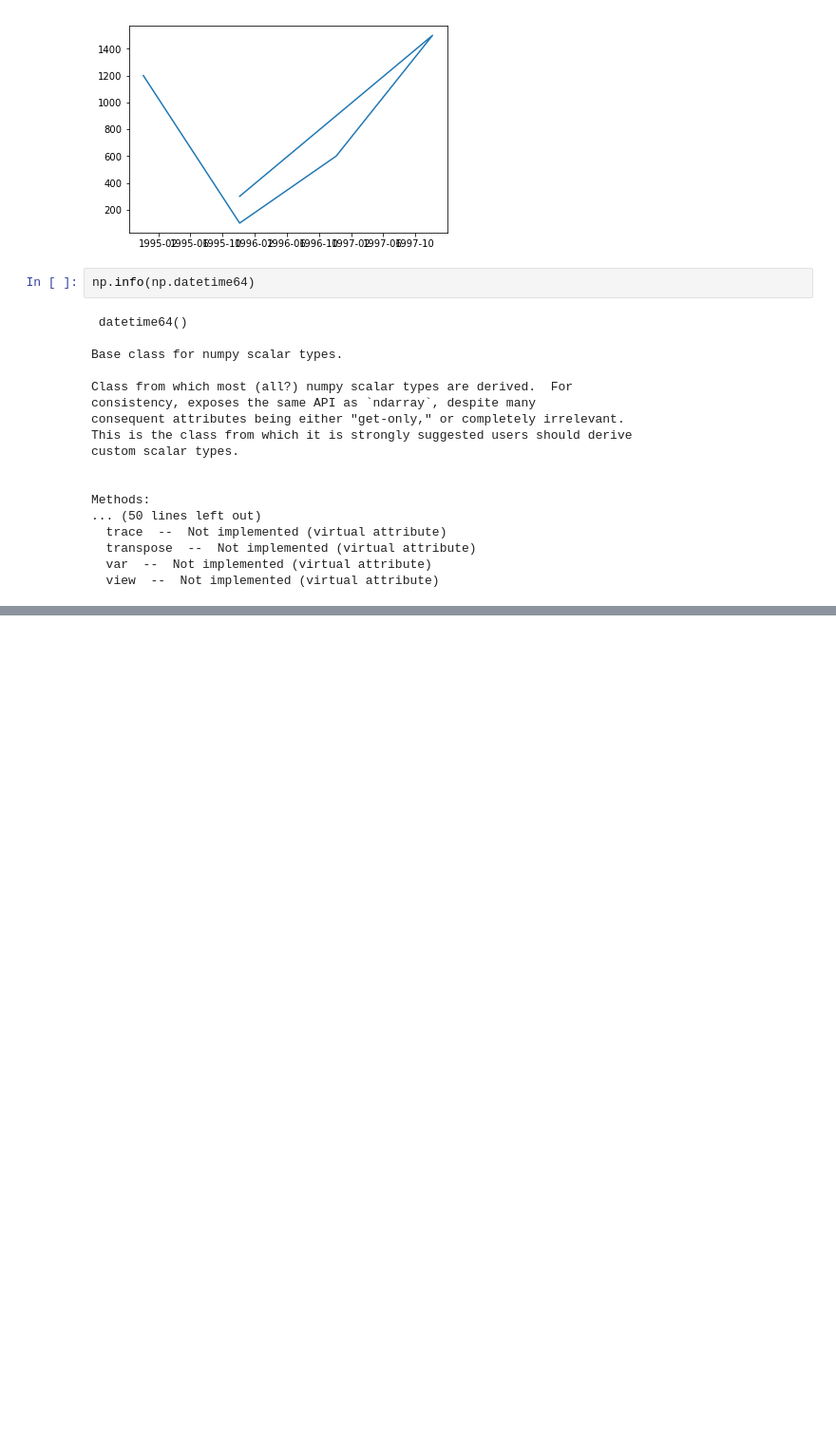
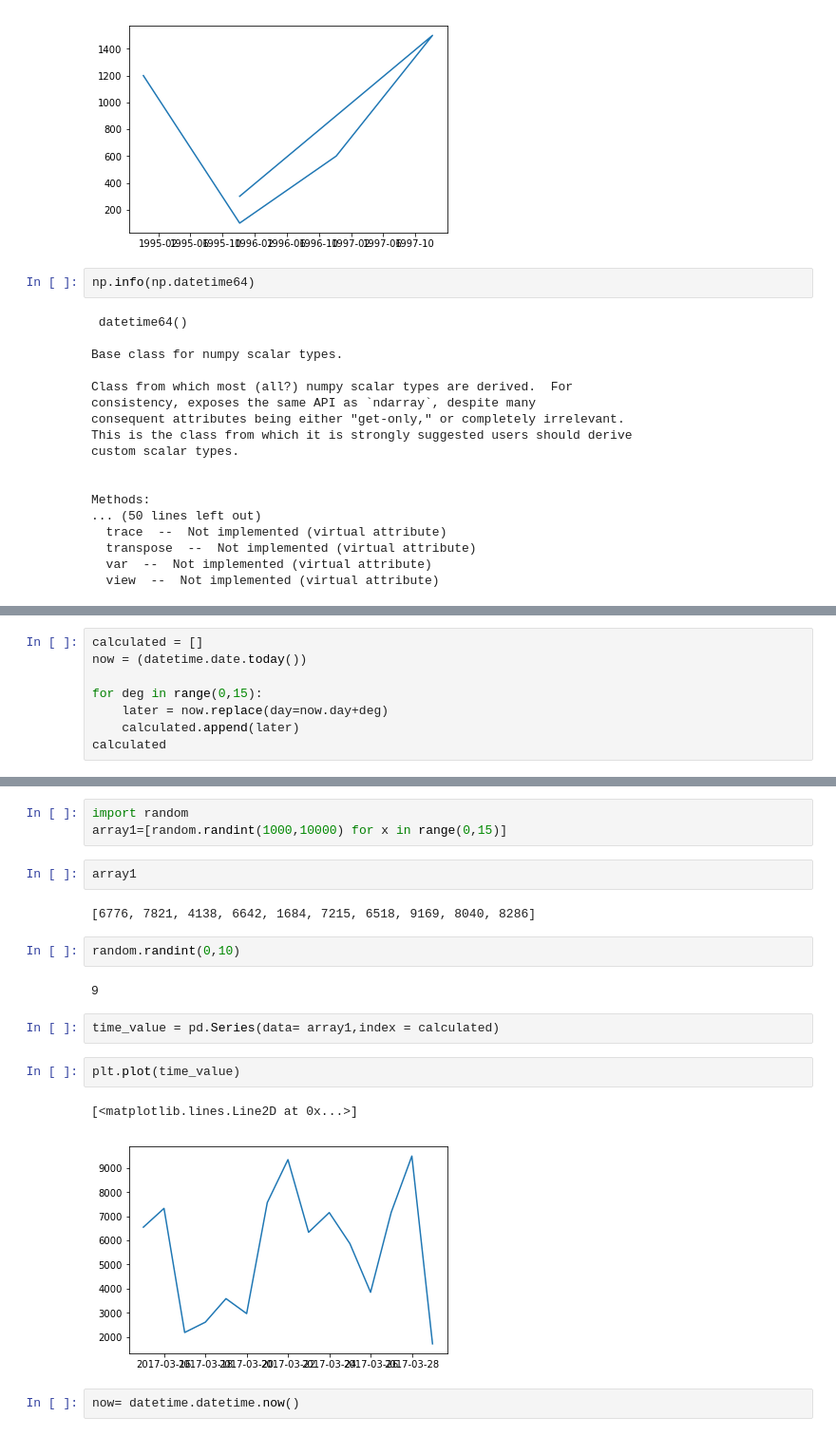
Before and after one commit to beepana/datascience, a Jupyter notebook: Day-04-numpy.ipynb, the cells around one changed output, grey strips where cells are left out. Shown at 95% size. Saved outputs shown, nothing was run; the diff lists cells and outputs as text; blank space fills up the shorter version.

```diff
--- a/Day-04-numpy.ipynb
+++ b/Day-04-numpy.ipynb
@@ -567,0 +640,8 @@ Methods:
+# %%
+calculated = []
+now = (datetime.date.today())
+
+for deg in range(0,15):
+    later = now.replace(day=now.day+deg)
+    calculated.append(later)
+calculated
@@ -567,0 +664,20 @@ Methods:
+# %%
+import random
+array1=[random.randint(1000,10000) for x in range(0,15)]
+# %%
+array1
+# %% [output]
+[6776, 7821, 4138, 6642, 1684, 7215, 6518, 9169, 8040, 8286]
+# %%
+random.randint(0,10)
+# %% [output]
+9
+# %%
+time_value = pd.Series(data= array1,index = calculated)
+# %%
+plt.plot(time_value)
+# %% [output]
+[<matplotlib.lines.Line2D at 0x...>]
+[figure, added]
+# %%
+now= datetime.datetime.now()
```
Also changed, not shown: parts of 18 cells of this notebook.
